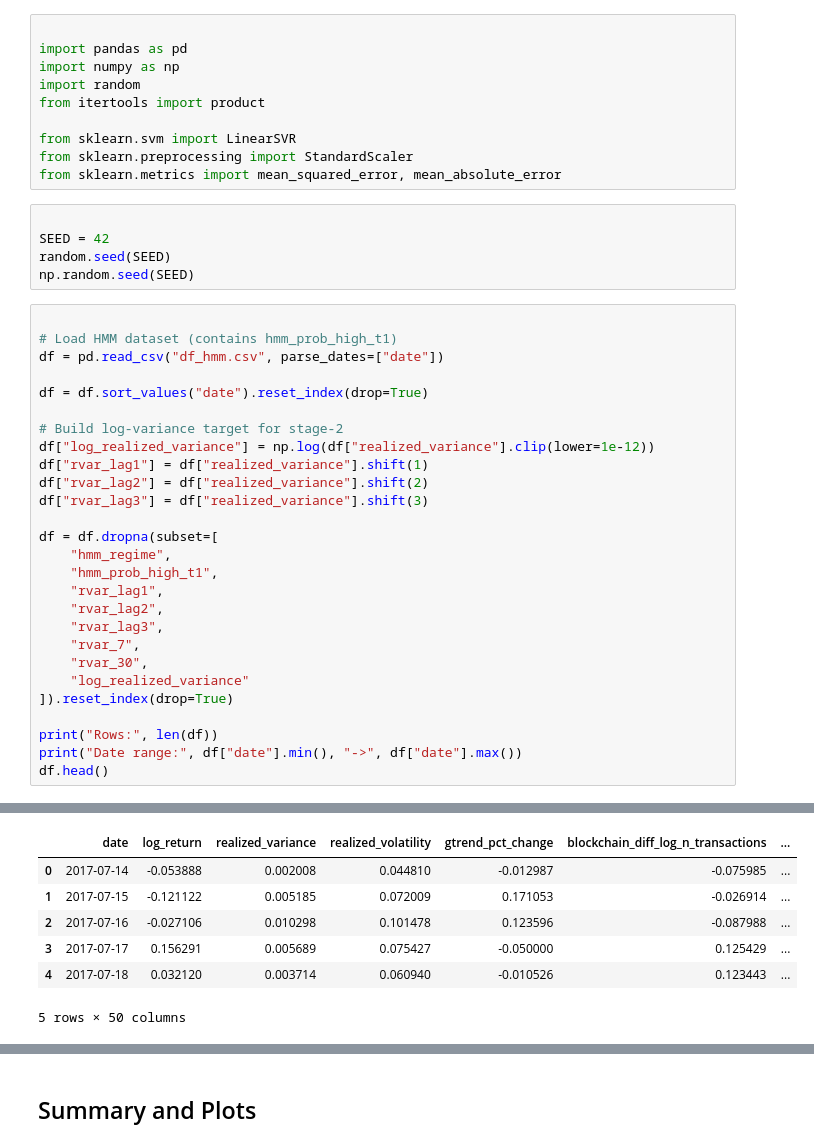
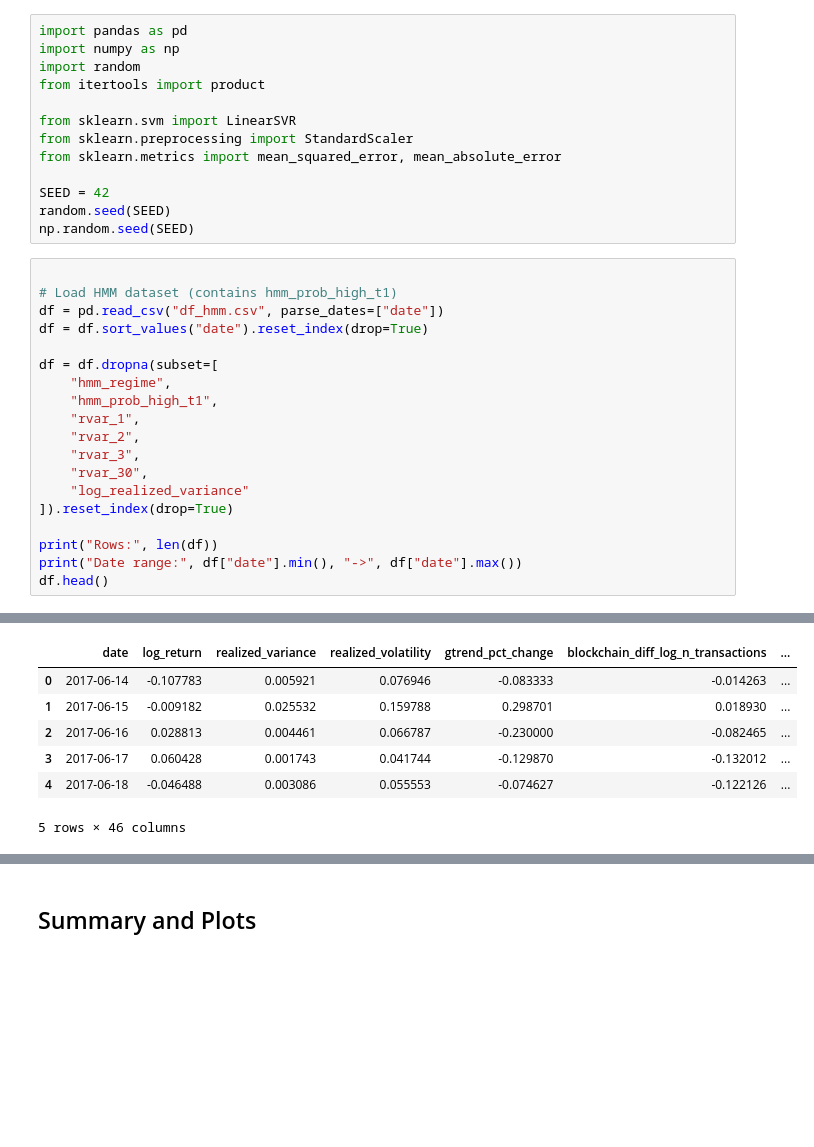
Before and after one commit to Therulow/DSE4211-GRP13, a Jupyter notebook: 2_step_hmm_model/hmm_svrl_revised.ipynb, the cells around one changed output, grey strips where cells are left out. Saved outputs shown, nothing was run; the diff lists cells and outputs as text; blank space fills up the shorter version.

```diff
--- a/2_step_hmm_model/hmm_svrl_revised.ipynb
+++ b/2_step_hmm_model/hmm_svrl_revised.ipynb
@@ -6,5 +1,4 @@ This notebook mirrors the stage-2 SVR methodology from `lstm_regime6.ipynb`, but
 # %%
-
 import pandas as pd
 import numpy as np
 import random
@@ -13,31 +7,22 @@ from itertools import product
 from sklearn.svm import LinearSVR
 from sklearn.preprocessing import StandardScaler
 from sklearn.metrics import mean_squared_error, mean_absolute_error
+
+SEED = 42
+random.seed(SEED)
+np.random.seed(SEED)
-# %%
-
-SEED = 42
-random.seed(SEED)
-np.random.seed(SEED)
 # %%
 
 # Load HMM dataset (contains hmm_prob_high_t1)
 df = pd.read_csv("df_hmm.csv", parse_dates=["date"])
-
 df = df.sort_values("date").reset_index(drop=True)
-
-# Build log-variance target for stage-2
-df["log_realized_variance"] = np.log(df["realized_variance"].clip(lower=1e-12))
-df["rvar_lag1"] = df["realized_variance"].shift(1)
-df["rvar_lag2"] = df["realized_variance"].shift(2)
-df["rvar_lag3"] = df["realized_variance"].shift(3)
 
 df = df.dropna(subset=[
     "hmm_regime",
     "hmm_prob_high_t1",
-    "rvar_lag1",
-    "rvar_lag2",
-    "rvar_lag3",
-    "rvar_7",
+    "rvar_1",
+    "rvar_2",
+    "rvar_3",
     "rvar_30",
     "log_realized_variance"
 ]).reset_index(drop=True)
@@ -51,10 +36,10 @@ Date range: 2017-07-14 00:00:00 -> 2026-01-30 00:00:00
 |  | date | log_return | realized_variance | realized_volatility | gtrend_pct_change | blockchain_diff_log_n_transactions | ... |
-| 0 | 2017-07-14 | -0.053888 | 0.002008 | 0.044810 | -0.012987 | -0.075985 | ... |
-| 1 | 2017-07-15 | -0.121122 | 0.005185 | 0.072009 | 0.171053 | -0.026914 | ... |
-| 2 | 2017-07-16 | -0.027106 | 0.010298 | 0.101478 | 0.123596 | -0.087988 | ... |
-| 3 | 2017-07-17 | 0.156291 | 0.005689 | 0.075427 | -0.050000 | 0.125429 | ... |
-| 4 | 2017-07-18 | 0.032120 | 0.003714 | 0.060940 | -0.010526 | 0.123443 | ... |
+| 0 | 2017-06-14 | -0.107783 | 0.005921 | 0.076946 | -0.083333 | -0.014263 | ... |
+| 1 | 2017-06-15 | -0.009182 | 0.025532 | 0.159788 | 0.298701 | 0.018930 | ... |
+| 2 | 2017-06-16 | 0.028813 | 0.004461 | 0.066787 | -0.230000 | -0.082465 | ... |
+| 3 | 2017-06-17 | 0.060428 | 0.001743 | 0.041744 | -0.129870 | -0.132012 | ... |
+| 4 | 2017-06-18 | -0.046488 | 0.003086 | 0.055553 | -0.074627 | -0.122126 | ... |
-5 rows × 50 columns
+5 rows × 46 columns
 # %%
 # Same stage-2 SVR features as lstm_regime6
 #svr_features = ["rv_lag1", "rv_lag2", "rv_lag3", "rv_rolling_mean_30"]
```
Also changed, not shown: parts of 16 cells of this notebook, 5 other files.
